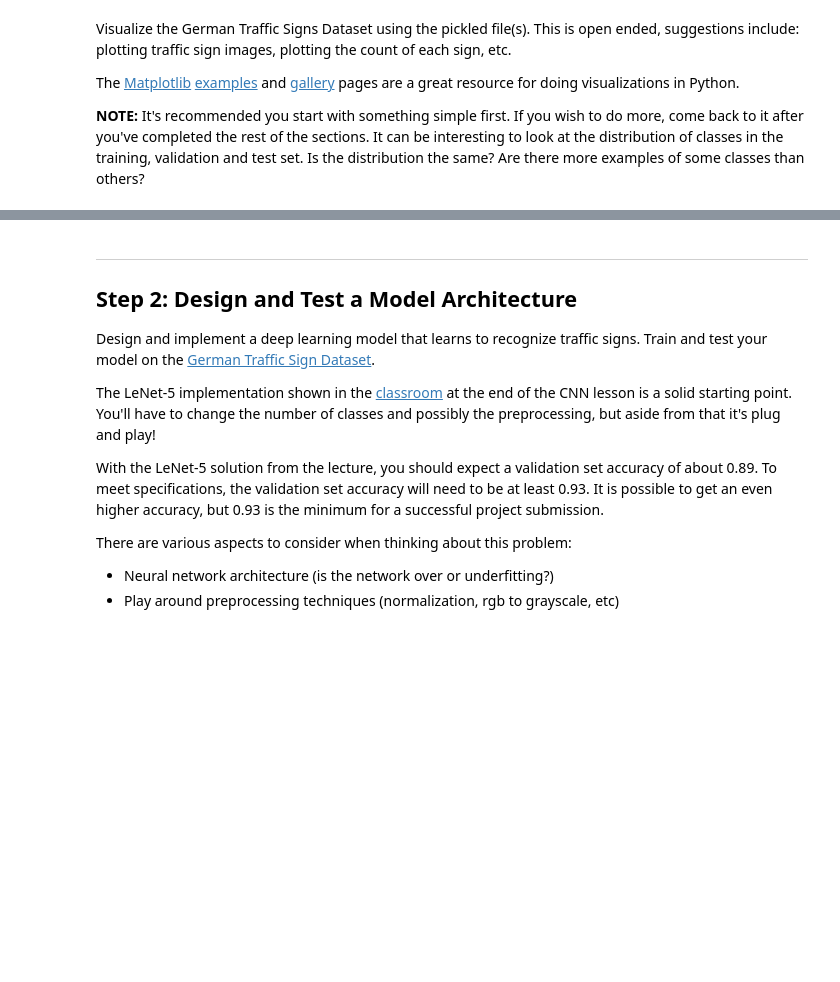
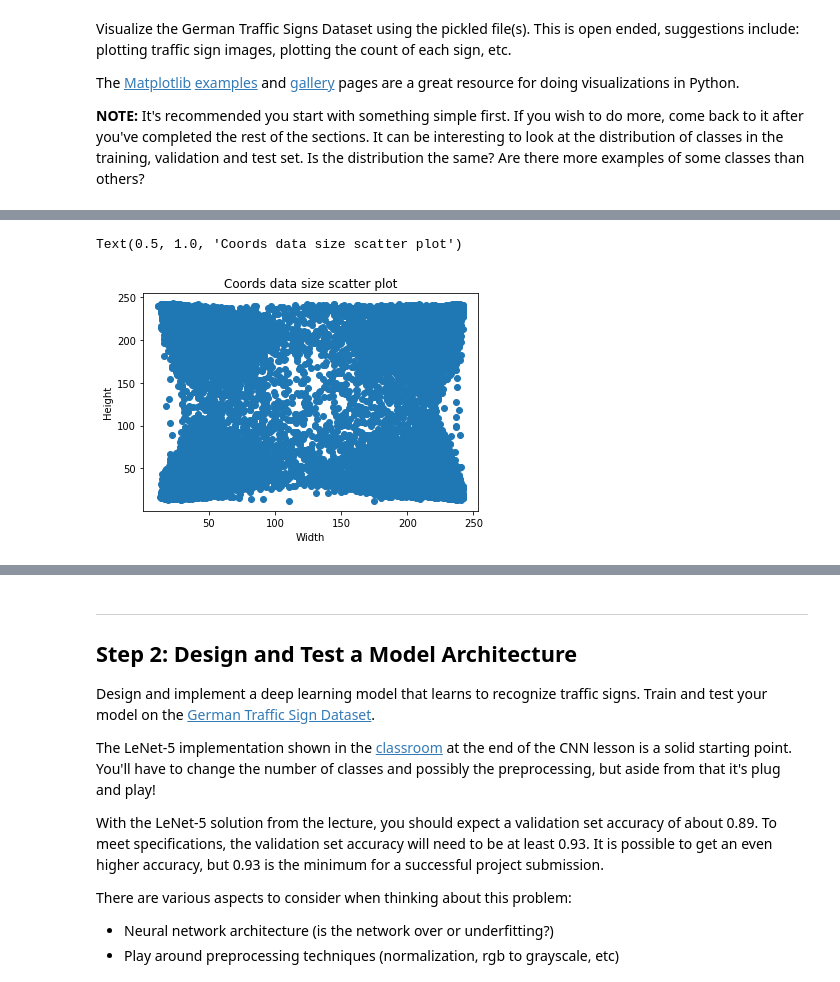
Before and after one commit to kuniyasu/udacity_homework2, a Jupyter notebook: Traffic_Sign_Classifier.ipynb, the cells around one changed output, grey strips where cells are left out. Saved outputs shown, nothing was run; the diff lists cells and outputs as text; code cells hidden in the pictures; blank space fills up the shorter version.

```diff
--- a/Traffic_Sign_Classifier.ipynb
+++ b/Traffic_Sign_Classifier.ipynb
@@ -118,3 +148,18 @@ The [Matplotlib](http://matplotlib.org/) [examples](http://matplotlib.org/exampl
+# %%
+dim = train['coords'].shape
+reshape_coords = train['coords'].reshape(dim[1],dim[0])
+coords_w = reshape_coords[0] - reshape_coords[2]
+coords_h = reshape_coords[1] - reshape_coords[3]
+
+fig = plt.figure()
+axes1 = fig.add_subplot(1,1,1)
+axes1.scatter( coords_w, coords_h)
+axes1.set_xlabel("Width")
+axes1.set_ylabel("Height")
+axes1.set_title("Coords data size scatter plot")
+# %% [output]
+Text(0.5, 1.0, 'Coords data size scatter plot')
+[figure, added]
 # %%
 ### Data exploration visualization code goes here.
 ### Feel free to use as many code cells as needed.
```
Also changed, not shown: parts of 9 cells of this notebook.
